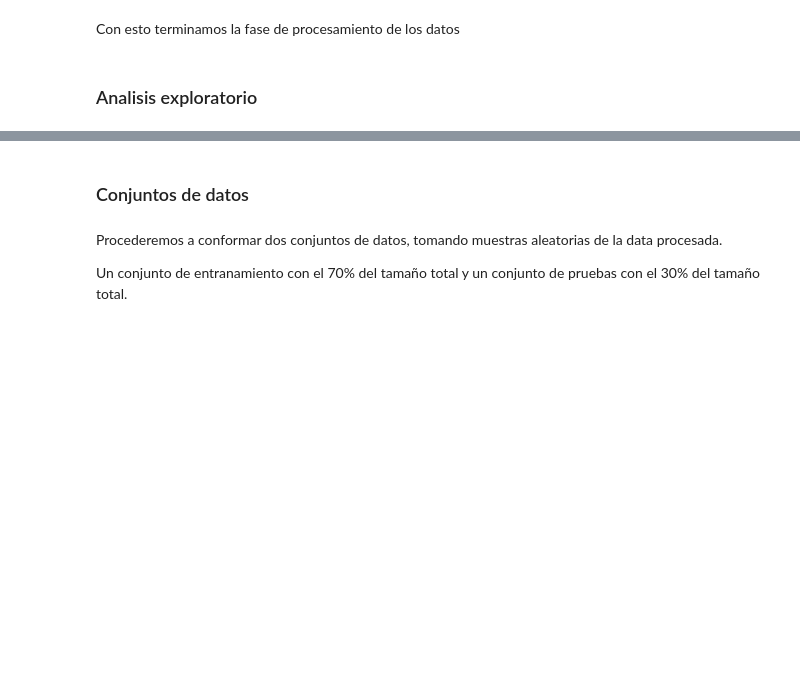
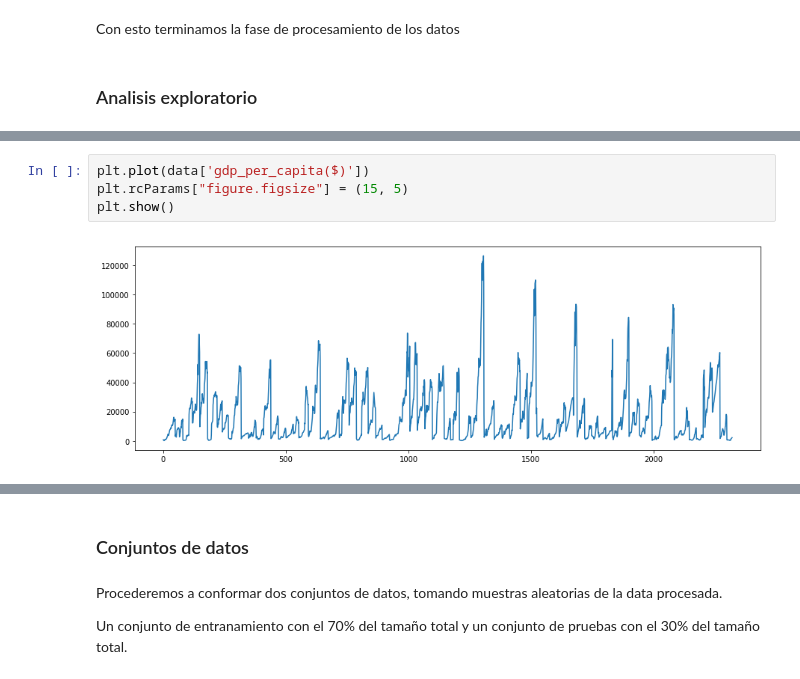
Before and after one commit to JuanNavasJN/data-science-101-project, a Jupyter notebook: index.ipynb, the cells around one changed output, grey strips where cells are left out. Saved outputs shown, nothing was run; the diff lists cells and outputs as text; blank space fills up the shorter version.

```diff
--- a/index.ipynb
+++ b/index.ipynb
@@ -113,0 +162,6 @@ Con esto terminamos la fase de procesamiento de los datos
+# %%
+plt.plot(data['gdp_per_capita($)'])
+plt.rcParams["figure.figsize"] = (15, 5)
+plt.show()
+# %% [output]
+[figure, added]
```
Also changed, not shown: parts of 7 cells of this notebook.
